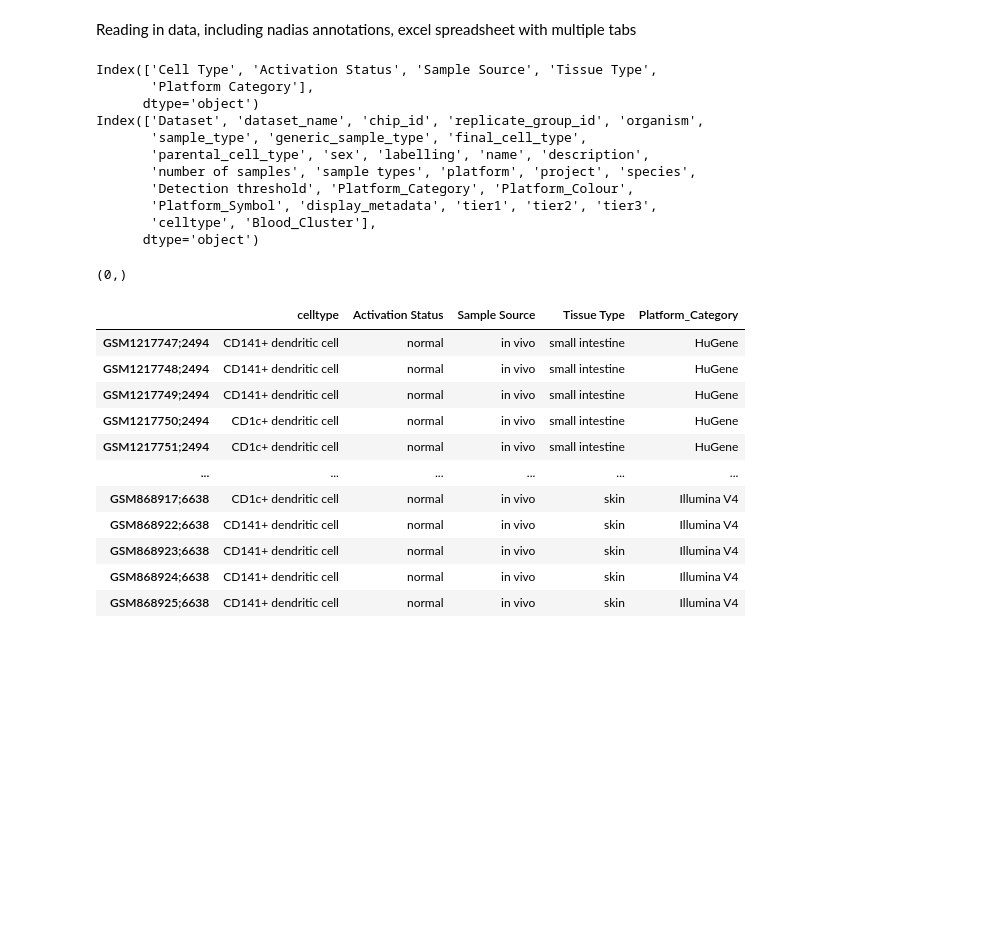
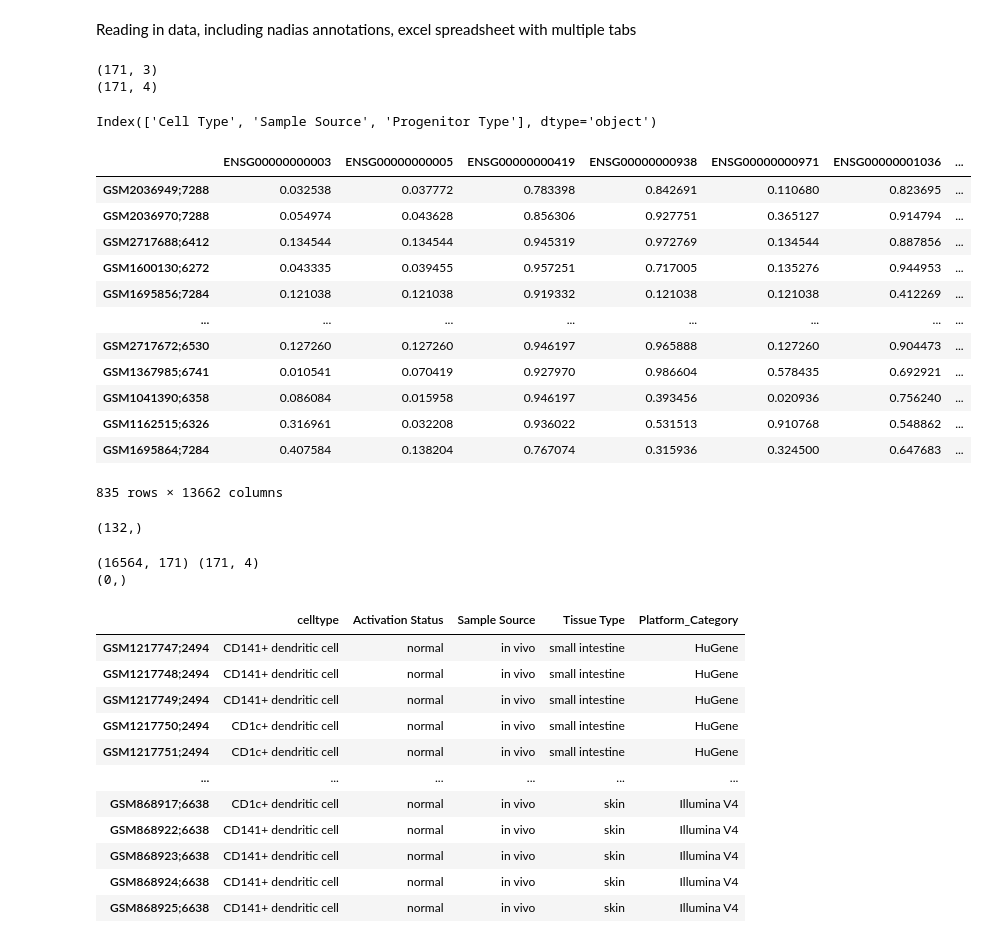
Before and after one commit to wellslab/pauls_atlas_building, a Jupyter notebook: notebooks_and_scripts/include_new_data_in_blood_atlas.ipynb, the cells around one changed output. Cells and saved outputs as stored; diff of their text form; code cells hidden in the pictures; blank space fills up the shorter version.

```diff
--- a/notebooks_and_scripts/include_new_data_in_blood_atlas.ipynb
+++ b/notebooks_and_scripts/include_new_data_in_blood_atlas.ipynb
@@ -15,37 +15,59 @@ blood_atlas_colours = {key:value[0] for key, value in zip(blood_atlas_colours.in
 Reading in data, including nadias annotations, excel spreadsheet with multiple tabs
 # %%
 data           = pd.read_csv('/Users/pwangel/Downloads/blood_atlas_expression_v7.1.tsv', sep='\t', index_col=0)
-annotations    = pd.read_csv('/Users/pwangel/PlotlyWorkspace/combine_data/blood/outputs_for_front_end/blood_atlas_annotations.tsv', sep='\t', index_col=0)
+annotations    = pd.read_csv('/Users/pwangel/Downloads/blood_atlas_samples_v7.1.tsv', sep='\t', index_col=0)
 #genes          = pd.read_csv('/Users/pwangel/Downloads/myeloid_atlas_genes.tsv', sep='\t', index_col=0)
 
-ext_data       = pd.read_csv('/Users/pwangel/Downloads/DC_expression_matrix.txt', sep='\t', index_col=0)
-ext_annotations = pd.read_csv('/Users/pwangel/Downloads/dc_atlas_samples.txt', sep='\t', index_col=0)
+ext_data       = pd.read_csv('/Users/pwangel/Downloads/dc_atlas_expression.tsv', sep='\t', index_col=0)
+ext_annotations = pd.read_csv('/Users/pwangel/Downloads/dc_bloodatlas_nadia.txt', sep='\t', index_col=0)
+ext_platform_anno = pd.read_csv('/Users/pwangel/Downloads/dc_myeloidatlas_nadia.txt', sep='\t', index_col=0)
+
+print(ext_annotations.shape)
+ext_annotations = ext_annotations.merge(ext_platform_anno['Platform_Category'], how='inner', left_index=True, right_index=True)
+print(ext_annotations.shape)
+# %% [output]
+(171, 3)
+(171, 4)
 # %%
-annotations = annotations.loc[data.columns]
+annotations.columns
+# %% [output]
+Index(['Cell Type', 'Sample Source', 'Progenitor Type'], dtype='object')
-# %%
-print(ext_annotations.columns)
-print(annotations.columns)
-ext_annotations.rename(columns={"Platform Category":"Platform_Category", "Cell Type":"celltype"}, inplace=True)
-# %% [output]
-Index(['Cell Type', 'Activation Status', 'Sample Source', 'Tissue Type',
-       'Platform Category'],
-      dtype='object')
-Index(['Dataset', 'dataset_name', 'chip_id', 'replicate_group_id', 'organism',
-       'sample_type', 'generic_sample_type', 'final_cell_type',
-       'parental_cell_type', 'sex', 'labelling', 'name', 'description',
-       'number of samples', 'sample types', 'platform', 'project', 'species',
-       'Detection threshold', 'Platform_Category', 'Platform_Colour',
-       'Platform_Symbol', 'display_metadata', 'tier1', 'tier2', 'tier3',
-       'celltype', 'Blood_Cluster'],
-      dtype='object')
+# %%
+i_anno = annotations.sample(frac=1.0, replace=True)
+i_data = data[i_anno.index]
+temp = i_data.copy().transpose()
+temp['blah'] = i_anno['Cell Type']
+# %%
+temp
+# %% [output]
+|  | ENSG00000000003 | ENSG00000000005 | ENSG00000000419 | ENSG00000000938 | ENSG00000000971 | ENSG00000001036 | ... |
+| GSM2036949;7288 | 0.032538 | 0.037772 | 0.783398 | 0.842691 | 0.110680 | 0.823695 | ... |
+| GSM2036970;7288 | 0.054974 | 0.043628 | 0.856306 | 0.927751 | 0.365127 | 0.914794 | ... |
+| GSM2717688;6412 | 0.134544 | 0.134544 | 0.945319 | 0.972769 | 0.134544 | 0.887856 | ... |
+| GSM1600130;6272 | 0.043335 | 0.039455 | 0.957251 | 0.717005 | 0.135276 | 0.944953 | ... |
+| GSM1695856;7284 | 0.121038 | 0.121038 | 0.919332 | 0.121038 | 0.121038 | 0.412269 | ... |
+| ... | ... | ... | ... | ... | ... | ... | ... |
+| GSM2717672;6530 | 0.127260 | 0.127260 | 0.946197 | 0.965888 | 0.127260 | 0.904473 | ... |
+| GSM1367985;6741 | 0.010541 | 0.070419 | 0.927970 | 0.986604 | 0.578435 | 0.692921 | ... |
+| GSM1041390;6358 | 0.086084 | 0.015958 | 0.946197 | 0.393456 | 0.020936 | 0.756240 | ... |
+| GSM1162515;6326 | 0.316961 | 0.032208 | 0.936022 | 0.531513 | 0.910768 | 0.548862 | ... |
+| GSM1695864;7284 | 0.407584 | 0.138204 | 0.767074 | 0.315936 | 0.324500 | 0.647683 | ... |
+835 rows × 13662 columns
+# %%
+data = data[annotations.index]
+annotations.index = [i.split(";")[1]+"_"+i.split(";")[0] for i in annotations.index]
+data.columns = annotations.index
+ext_annotations.index = [i.split(";")[1]+"_"+i.split(";")[0] for i in ext_annotations.index]
+print(np.intersect1d(data.columns, ext_data.columns).shape)
+# %% [output]
+(132,)
 # %%
-ext_annotations.index = ["_".join(i.split("_")[1:])+";"+i.split("_")[0] for i in ext_annotations.index.values]
-ext_data.columns = ext_annotations.index
-ext_annotations = ext_annotations.loc[np.setdiff1d(ext_annotations.index, annotations.index)]
 ext_data = ext_data.loc[:,ext_annotations.index]
+print(ext_data.shape, ext_annotations.shape)
 print(np.intersect1d(annotations.index.values, ext_annotations.index.values).shape)
 ext_annotations.to_csv('/Users/pwangel/Downloads/new_dc_blood.tsv', sep='\t')
 # %% [output]
+(16564, 171) (171, 4)
 (0,)
 # %%
 ext_annotations
```
Also changed, not shown: 10 other files.
